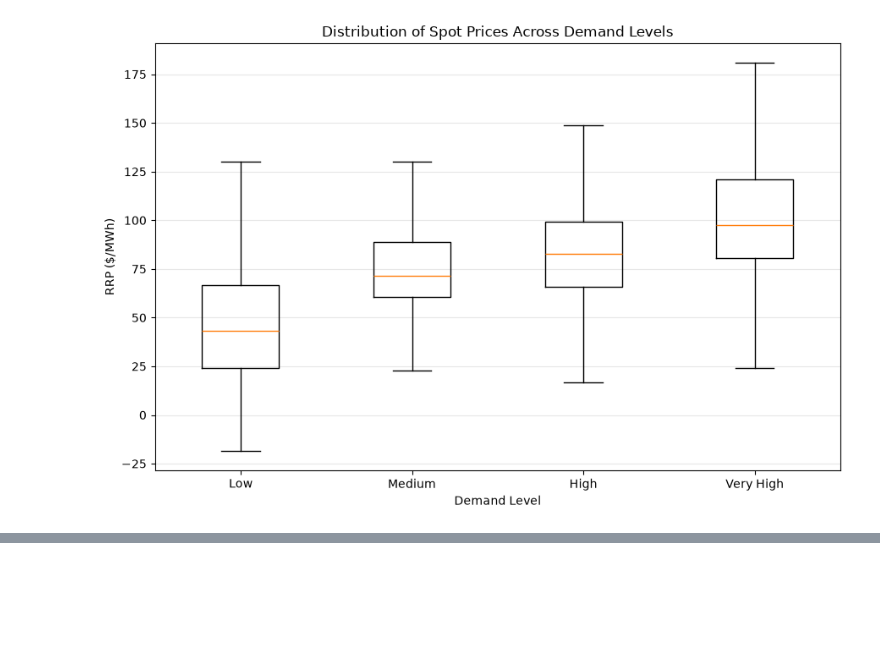
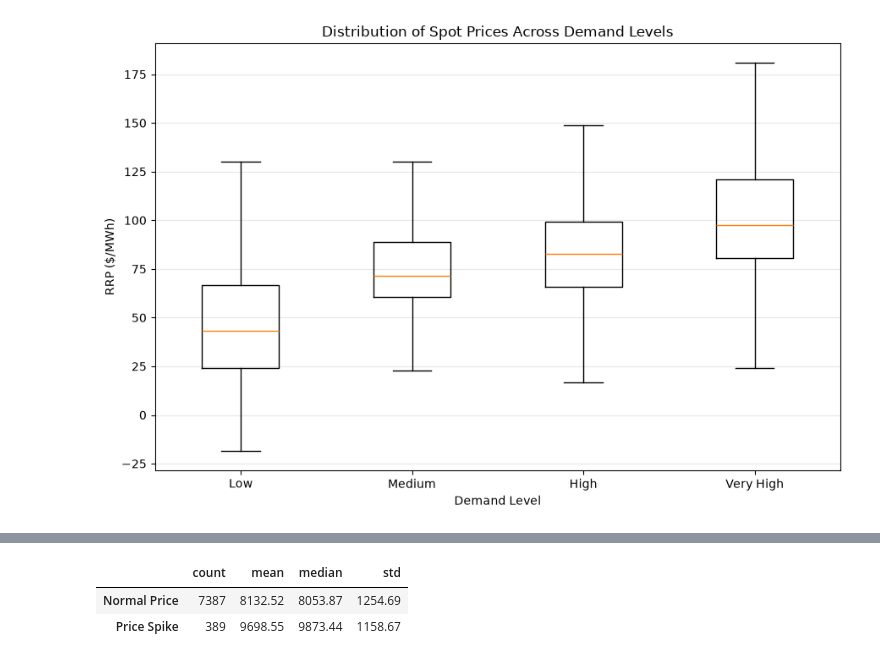
Before and after one commit to klm2109/australian-energy-market-analytics, a Jupyter notebook: notebooks/Price_Demand Analysis.ipynb, the cells around one changed output, grey strips where cells are left out. Saved outputs shown, nothing was run; the diff lists cells and outputs as text; code cells hidden in the pictures; blank space fills up the shorter version.

```diff
--- a/notebooks/Price_Demand Analysis.ipynb
+++ b/notebooks/Price_Demand Analysis.ipynb
@@ -282,0 +378,19 @@ plt.show()
+# %%
+# Compare electricity demand during normal-price and price-spike periods
+demand_spike_comparison = (
+    df.groupby("price_spike")["TOTALDEMAND"]
+      .agg(["count", "mean", "median", "std"])
+      .round(2)
+)
+
+# Rename Boolean categories for readability
+demand_spike_comparison.index = [
+    "Normal Price",
+    "Price Spike"
+]
+
+demand_spike_comparison
+# %% [output]
+|  | count | mean | median | std |
+| Normal Price | 7387 | 8132.52 | 8053.87 | 1254.69 |
+| Price Spike | 389 | 9698.55 | 9873.44 | 1158.67 |
```
Also changed, not shown: parts of 8 cells of this notebook.
